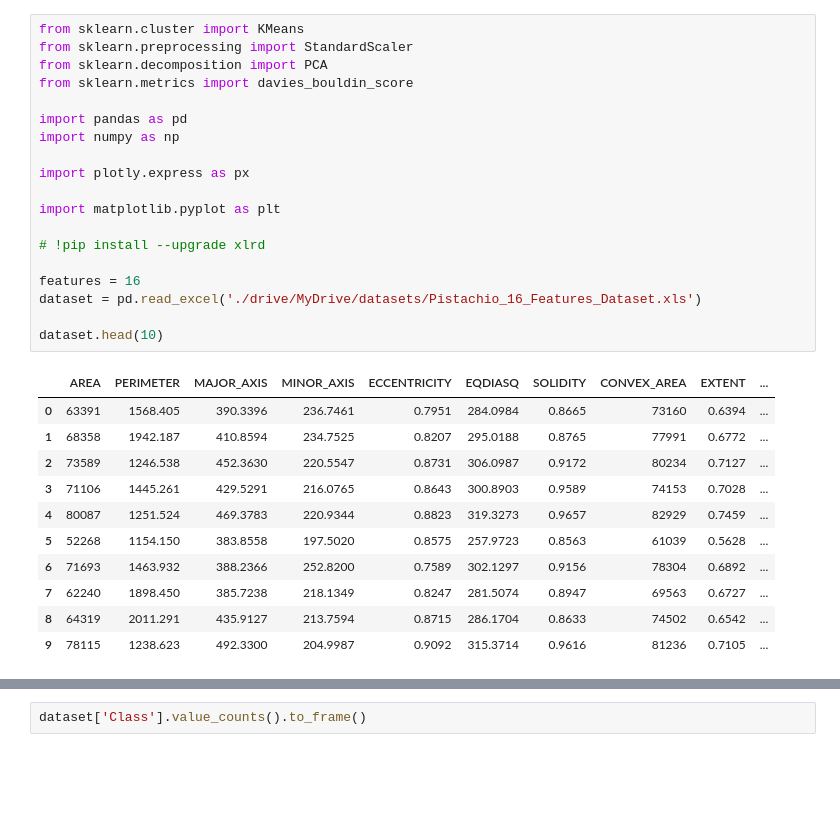
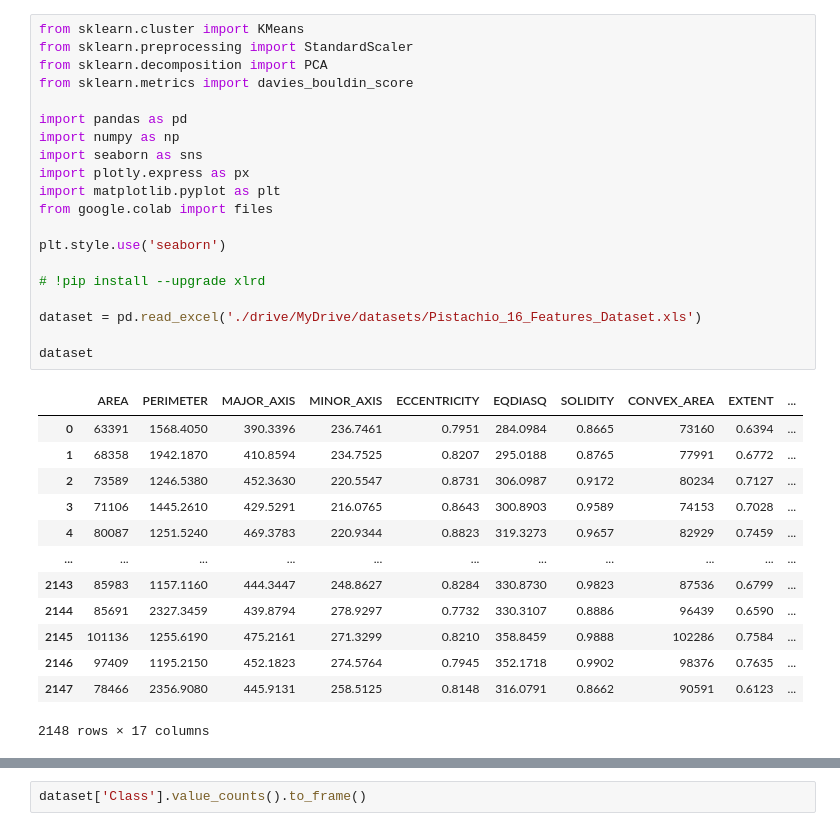
Before and after one commit to rafero1/ama2022-pistachio, a Jupyter notebook: Kmeans.ipynb, the cells around one changed output, grey strips where cells are left out. Drawn from its saved outputs; the diff is of its cells as text; blank space fills up the shorter version.

```diff
--- a/Kmeans.ipynb
+++ b/Kmeans.ipynb
@@ -1,31 +1,34 @@
 # %%
 from sklearn.cluster import KMeans
 from sklearn.preprocessing import StandardScaler
 from sklearn.decomposition import PCA
 from sklearn.metrics import davies_bouldin_score
 
 import pandas as pd
 import numpy as np
+import seaborn as sns
+import plotly.express as px
+import matplotlib.pyplot as plt
+from google.colab import files
 
-import plotly.express as px
-
-import matplotlib.pyplot as plt
+plt.style.use('seaborn')
 
 # !pip install --upgrade xlrd
 
-features = 16
 dataset = pd.read_excel('./drive/MyDrive/datasets/Pistachio_16_Features_Dataset.xls')
 
-dataset.head(10)
+dataset
 # %% [output]
 |  | AREA | PERIMETER | MAJOR_AXIS | MINOR_AXIS | ECCENTRICITY | EQDIASQ | SOLIDITY | CONVEX_AREA | EXTENT | ... |
-| 0 | 63391 | 1568.405 | 390.3396 | 236.7461 | 0.7951 | 284.0984 | 0.8665 | 73160 | 0.6394 | ... |
-| 1 | 68358 | 1942.187 | 410.8594 | 234.7525 | 0.8207 | 295.0188 | 0.8765 | 77991 | 0.6772 | ... |
-| 2 | 73589 | 1246.538 | 452.3630 | 220.5547 | 0.8731 | 306.0987 | 0.9172 | 80234 | 0.7127 | ... |
-| 3 | 71106 | 1445.261 | 429.5291 | 216.0765 | 0.8643 | 300.8903 | 0.9589 | 74153 | 0.7028 | ... |
-| 4 | 80087 | 1251.524 | 469.3783 | 220.9344 | 0.8823 | 319.3273 | 0.9657 | 82929 | 0.7459 | ... |
-| 5 | 52268 | 1154.150 | 383.8558 | 197.5020 | 0.8575 | 257.9723 | 0.8563 | 61039 | 0.5628 | ... |
-| 6 | 71693 | 1463.932 | 388.2366 | 252.8200 | 0.7589 | 302.1297 | 0.9156 | 78304 | 0.6892 | ... |
-| 7 | 62240 | 1898.450 | 385.7238 | 218.1349 | 0.8247 | 281.5074 | 0.8947 | 69563 | 0.6727 | ... |
-| 8 | 64319 | 2011.291 | 435.9127 | 213.7594 | 0.8715 | 286.1704 | 0.8633 | 74502 | 0.6542 | ... |
-| 9 | 78115 | 1238.623 | 492.3300 | 204.9987 | 0.9092 | 315.3714 | 0.9616 | 81236 | 0.7105 | ... |
+| 0 | 63391 | 1568.4050 | 390.3396 | 236.7461 | 0.7951 | 284.0984 | 0.8665 | 73160 | 0.6394 | ... |
+| 1 | 68358 | 1942.1870 | 410.8594 | 234.7525 | 0.8207 | 295.0188 | 0.8765 | 77991 | 0.6772 | ... |
+| 2 | 73589 | 1246.5380 | 452.3630 | 220.5547 | 0.8731 | 306.0987 | 0.9172 | 80234 | 0.7127 | ... |
+| 3 | 71106 | 1445.2610 | 429.5291 | 216.0765 | 0.8643 | 300.8903 | 0.9589 | 74153 | 0.7028 | ... |
+| 4 | 80087 | 1251.5240 | 469.3783 | 220.9344 | 0.8823 | 319.3273 | 0.9657 | 82929 | 0.7459 | ... |
+| ... | ... | ... | ... | ... | ... | ... | ... | ... | ... | ... |
+| 2143 | 85983 | 1157.1160 | 444.3447 | 248.8627 | 0.8284 | 330.8730 | 0.9823 | 87536 | 0.6799 | ... |
+| 2144 | 85691 | 2327.3459 | 439.8794 | 278.9297 | 0.7732 | 330.3107 | 0.8886 | 96439 | 0.6590 | ... |
+| 2145 | 101136 | 1255.6190 | 475.2161 | 271.3299 | 0.8210 | 358.8459 | 0.9888 | 102286 | 0.7584 | ... |
+| 2146 | 97409 | 1195.2150 | 452.1823 | 274.5764 | 0.7945 | 352.1718 | 0.9902 | 98376 | 0.7635 | ... |
+| 2147 | 78466 | 2356.9080 | 445.9131 | 258.5125 | 0.8148 | 316.0791 | 0.8662 | 90591 | 0.6123 | ... |
+2148 rows × 17 columns
```
Also changed, not shown: parts of 21 cells of this notebook.
